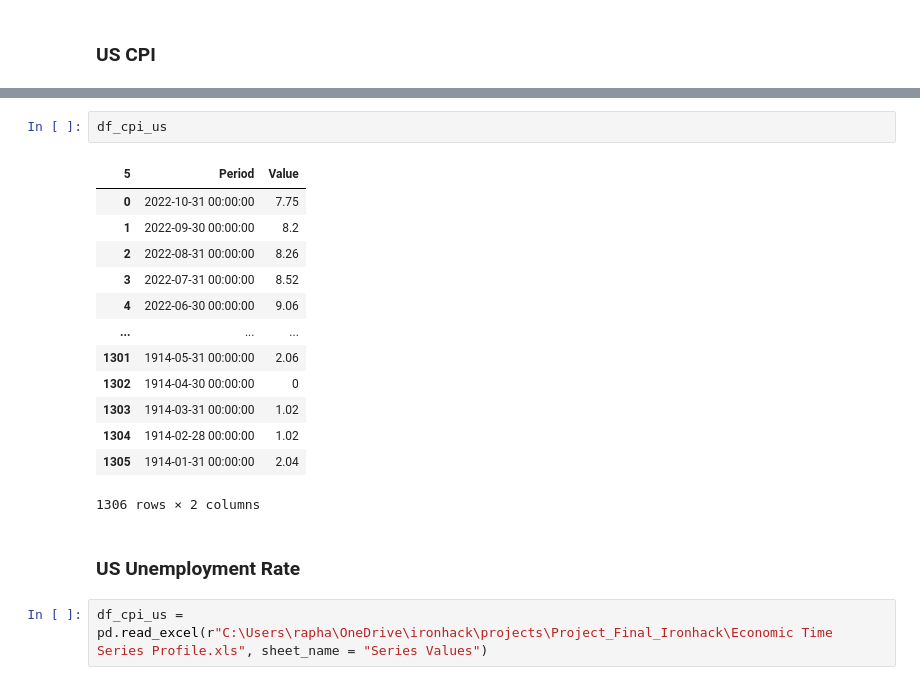
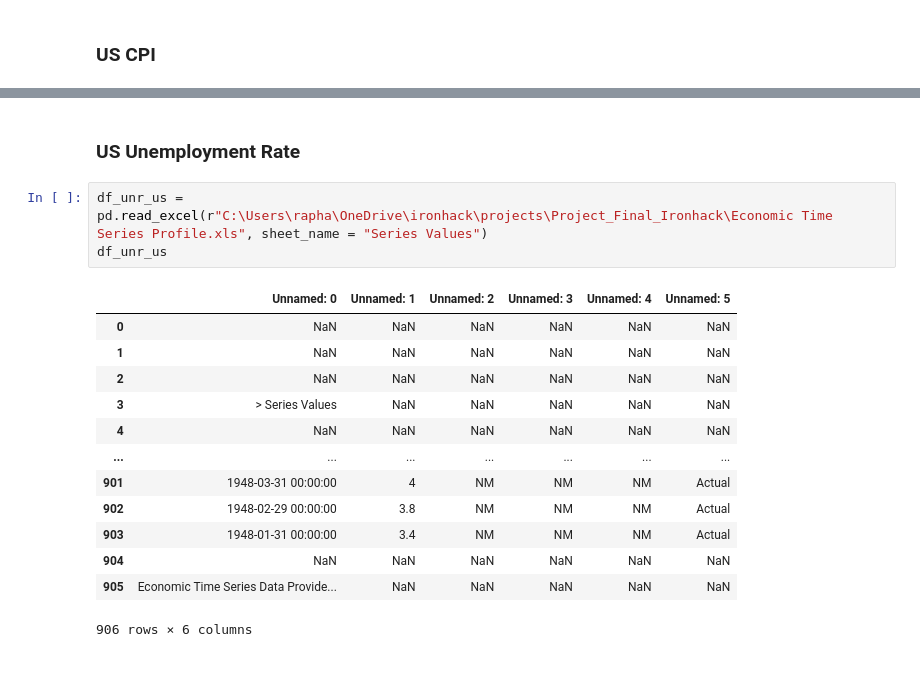
Before and after one commit to RaphHer/Project_Final_Ironhack, a Jupyter notebook: 2. Exploring the data .ipynb, the cells around one changed output, grey strips where cells are left out. Saved outputs shown, nothing was run; the diff lists cells and outputs as text.

```diff
--- a/2. Exploring the data .ipynb
+++ b/2. Exploring the data .ipynb
@@ -188,20 +159,19 @@ See the caveats in the documentation: https://pandas.pydata.org/pandas-docs/stab
-# %%
-df_cpi_us
-# %% [output]
-| 5 | Period | Value |
-| 0 | 2022-10-31 00:00:00 | 7.75 |
-| 1 | 2022-09-30 00:00:00 | 8.2 |
-| 2 | 2022-08-31 00:00:00 | 8.26 |
-| 3 | 2022-07-31 00:00:00 | 8.52 |
-| 4 | 2022-06-30 00:00:00 | 9.06 |
-| ... | ... | ... |
-| 1301 | 1914-05-31 00:00:00 | 2.06 |
-| 1302 | 1914-04-30 00:00:00 | 0 |
-| 1303 | 1914-03-31 00:00:00 | 1.02 |
-| 1304 | 1914-02-28 00:00:00 | 1.02 |
-| 1305 | 1914-01-31 00:00:00 | 2.04 |
-1306 rows × 2 columns
 # %% [markdown]
 ### US Unemployment Rate
 # %%
-df_cpi_us = pd.read_excel(r"C:\Users\rapha\OneDrive\ironhack\projects\Project_Final_Ironhack\Economic Time Series Profile.xls", sheet_name = "Series Values")
+df_unr_us = pd.read_excel(r"C:\Users\rapha\OneDrive\ironhack\projects\Project_Final_Ironhack\Economic Time Series Profile.xls", sheet_name = "Series Values")
+df_unr_us
+# %% [output]
+|  | Unnamed: 0 | Unnamed: 1 | Unnamed: 2 | Unnamed: 3 | Unnamed: 4 | Unnamed: 5 |
+| 0 | NaN | NaN | NaN | NaN | NaN | NaN |
+| 1 | NaN | NaN | NaN | NaN | NaN | NaN |
+| 2 | NaN | NaN | NaN | NaN | NaN | NaN |
+| 3 | > Series Values | NaN | NaN | NaN | NaN | NaN |
+| 4 | NaN | NaN | NaN | NaN | NaN | NaN |
+| ... | ... | ... | ... | ... | ... | ... |
+| 901 | 1948-03-31 00:00:00 | 4 | NM | NM | NM | Actual |
+| 902 | 1948-02-29 00:00:00 | 3.8 | NM | NM | NM | Actual |
+| 903 | 1948-01-31 00:00:00 | 3.4 | NM | NM | NM | Actual |
+| 904 | NaN | NaN | NaN | NaN | NaN | NaN |
+| 905 | Economic Time Series Data Provide... | NaN | NaN | NaN | NaN | NaN |
+906 rows × 6 columns
```
Also changed, not shown: parts of 16 cells of this notebook, 1 other file.
